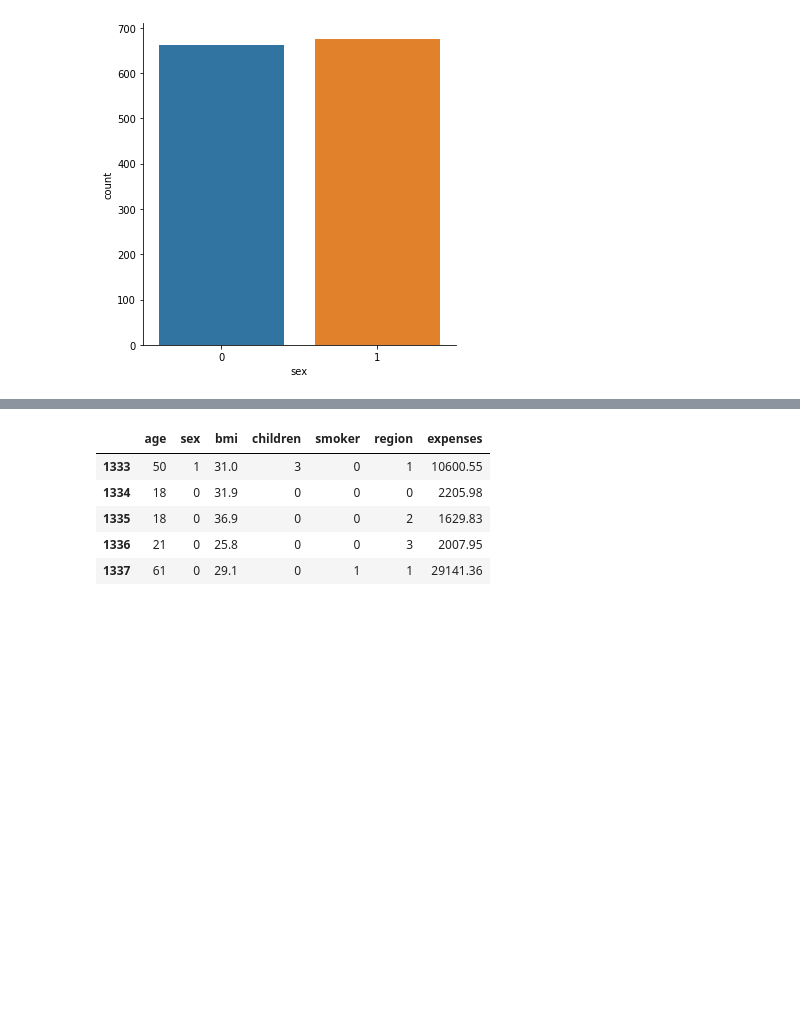
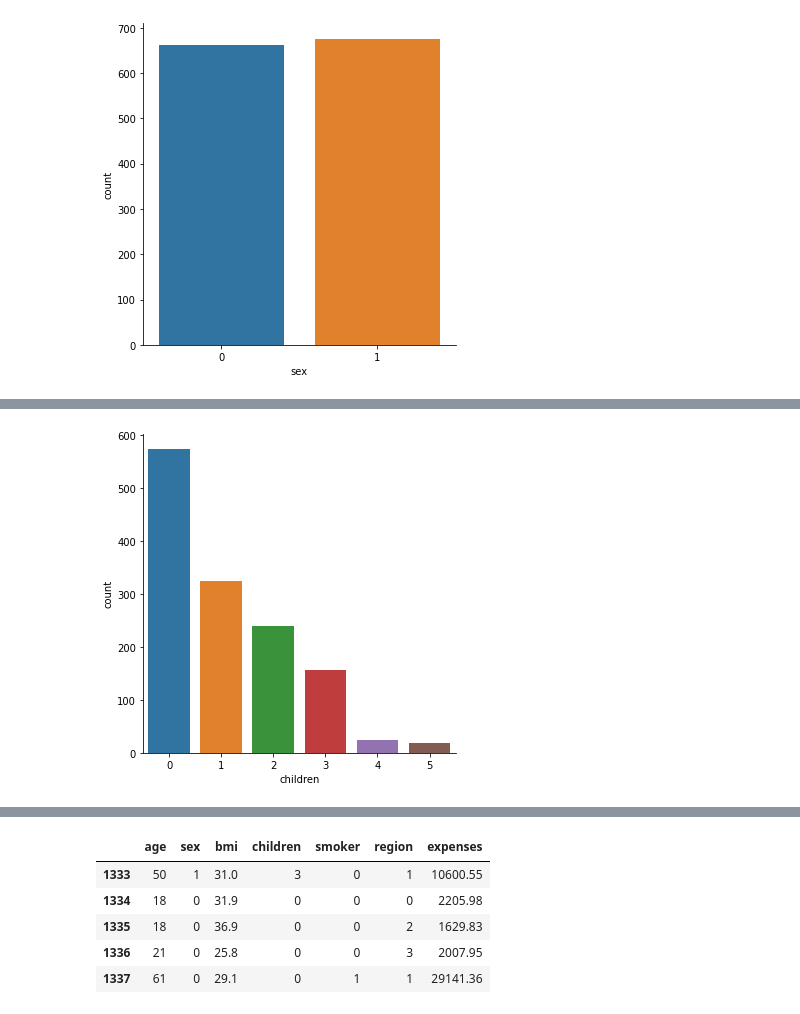
Before and after one commit to Mayuri-thatikonda/insurance_amount, a Jupyter notebook: insurance.ipynb, the cells around one changed output, grey strips where cells are left out. Drawn from its saved outputs; the diff is of its cells as text; code cells hidden in the pictures; blank space fills up the shorter version.

```diff
--- a/insurance.ipynb
+++ b/insurance.ipynb
@@ -102,0 +108,5 @@ sns.catplot(x='sex', data=dataset, kind='count');
+# %%
+import seaborn as sns
+sns.catplot(x='children', data=dataset, kind='count');
+# %% [output]
+[figure, added]
```
Also changed, not shown: parts of 4 cells of this notebook.
